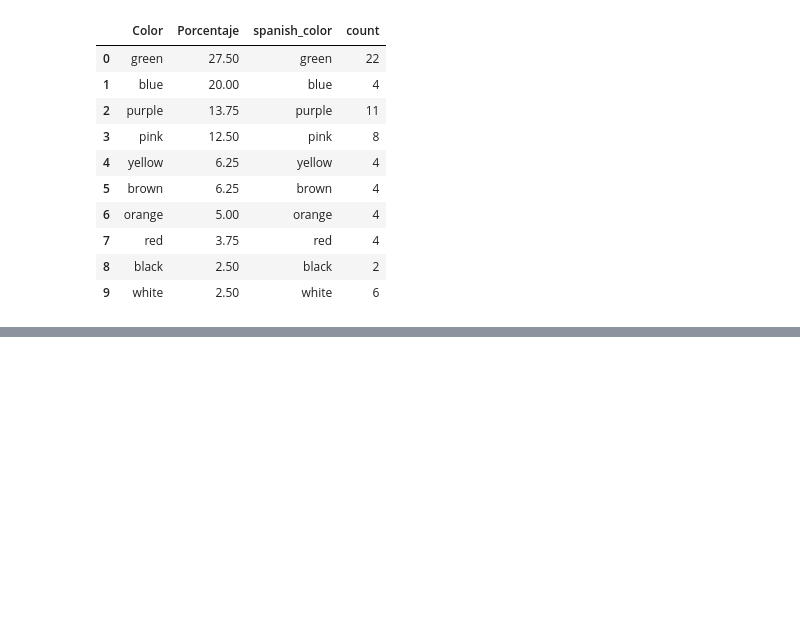
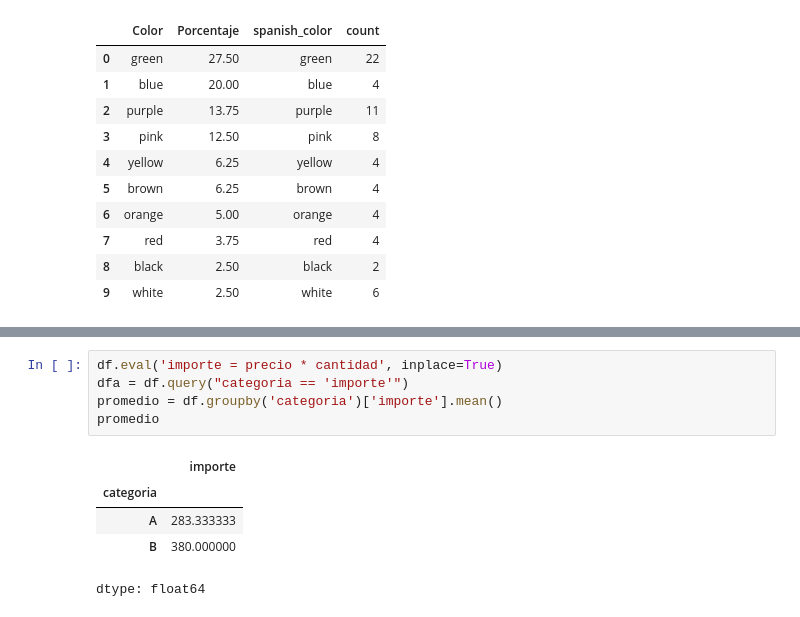
Before and after one commit to brian572xd/ExamenP1, a Jupyter notebook: Untitled1.ipynb, the cells around one changed output, grey strips where cells are left out. Cells and saved outputs as stored; diff of their text form; blank space fills up the shorter version.

```diff
--- a/Untitled1.ipynb
+++ b/Untitled1.ipynb
@@ -321,0 +372,11 @@ corr_ing_esp
+# %%
+df.eval('importe = precio * cantidad', inplace=True)
+dfa = df.query("categoria == 'importe'")
+promedio = df.groupby('categoria')['importe'].mean()
+promedio
+# %% [output]
+|  | importe |
+| categoria |  |
+| A | 283.333333 |
+| B | 380.000000 |
+dtype: float64
```
Also changed, not shown: parts of 9 cells of this notebook.
